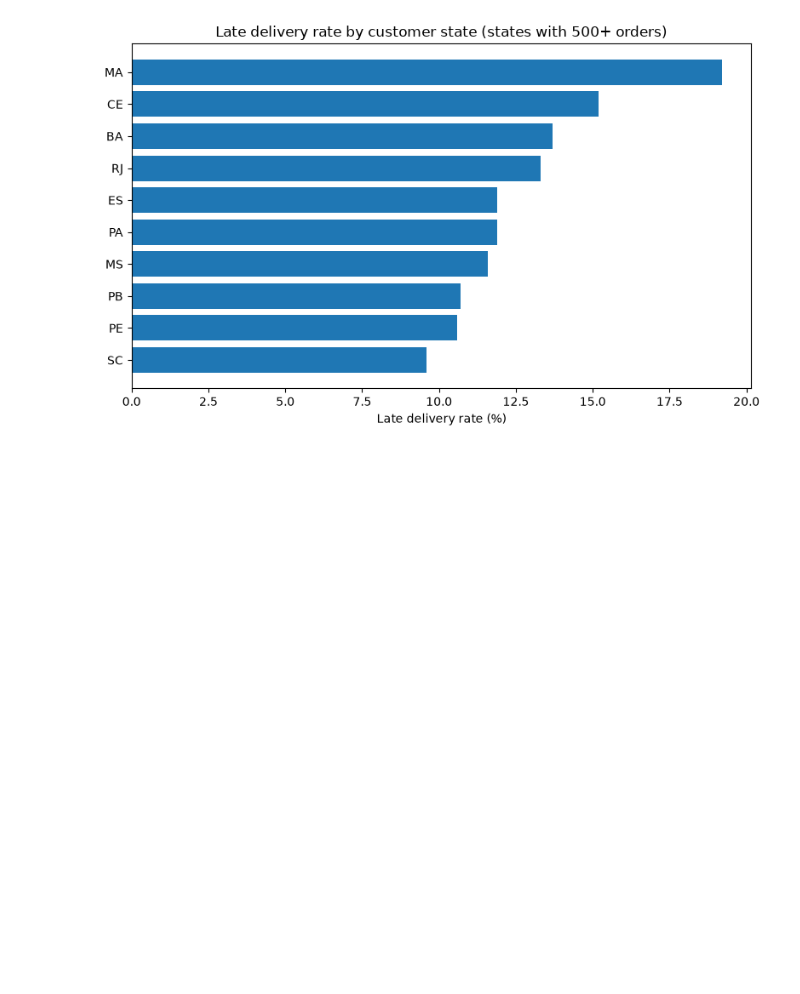
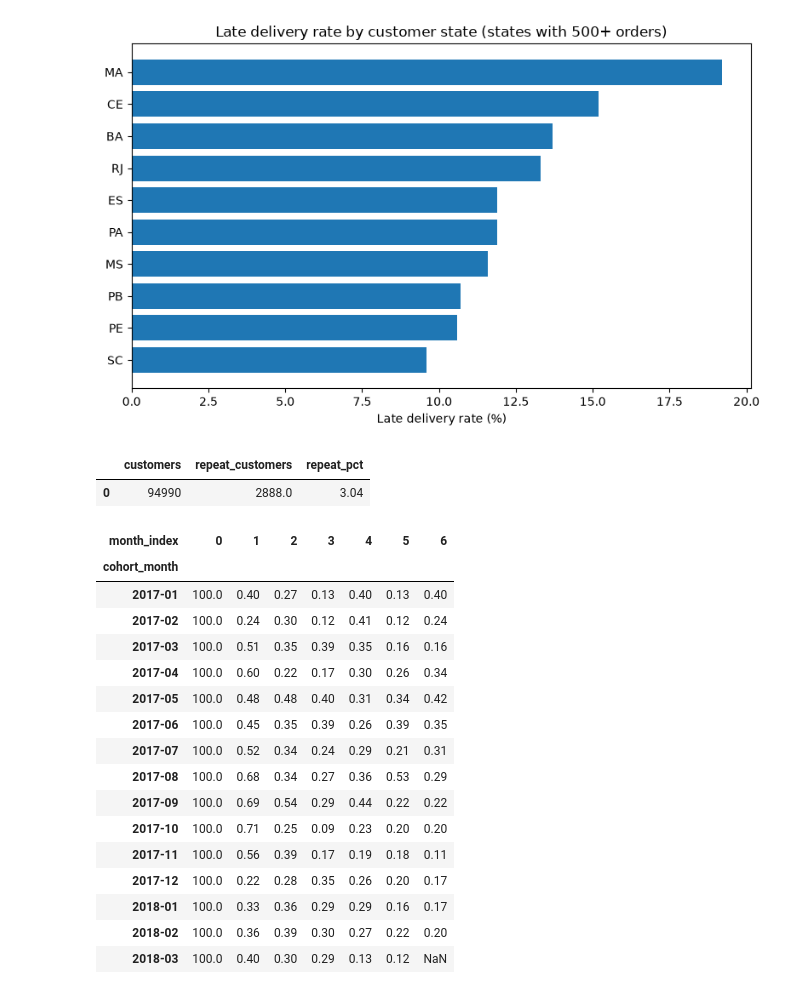
Before and after one commit to Nikita-dambhare/olist-ecommerce-analytics, a Jupyter notebook: 01_explore.ipynb, the cells around one changed output. Cells and saved outputs as stored; diff of their text form; code cells hidden in the pictures; blank space fills up the shorter version.

```diff
--- a/01_explore.ipynb
+++ b/01_explore.ipynb
@@ -321,3 +321,68 @@ plt.savefig("images/late_rate_by_state.png", dpi=150)
 plt.show()
 # %% [output]
 [figure]
+# %%
+con.execute("""
+WITH n AS (
+    SELECT c.customer_unique_id, COUNT(*) AS orders
+    FROM orders o
+    JOIN customers c USING (customer_id)
+    WHERE o.order_status NOT IN ('canceled', 'unavailable')
+    GROUP BY 1
+)
+SELECT COUNT(*) AS customers,
+       SUM((orders > 1)::INT) AS repeat_customers,
+       ROUND(100.0 * AVG((orders > 1)::INT), 2) AS repeat_pct
+FROM n
+""").df()
+# %% [output]
+|  | customers | repeat_customers | repeat_pct |
+| 0 | 94990 | 2888.0 | 3.04 |
+# %%
+cohort_df = con.execute("""
+WITH o AS (
+    SELECT c.customer_unique_id,
+           date_trunc('month', o.order_purchase_timestamp)::DATE AS order_month
+    FROM orders o
+    JOIN customers c USING (customer_id)
+    WHERE o.order_status NOT IN ('canceled', 'unavailable')
+),
+first_order AS (
+    SELECT customer_unique_id, MIN(order_month) AS cohort_month
+    FROM o
+    GROUP BY customer_unique_id
+)
+SELECT f.cohort_month,
+       date_diff('month', f.cohort_month, o.order_month) AS month_index,
+       COUNT(DISTINCT o.customer_unique_id) AS customers
+FROM o
+JOIN first_order f USING (customer_unique_id)
+GROUP BY 1, 2
+""").df()
+
+cohort_df["cohort_month"] = pd.to_datetime(cohort_df["cohort_month"])
+pivot = cohort_df.pivot(index="cohort_month", columns="month_index", values="customers")
+retention = pivot.divide(pivot[0], axis=0) * 100
+
+# Keep cohorts with enough customers and at least 6 months of follow-up
+retention = retention.loc["2017-01-01":"2018-03-01", 0:6].round(2)
+retention.index = retention.index.strftime("%Y-%m")
+retention
+# %% [output]
+| month_index | 0 | 1 | 2 | 3 | 4 | 5 | 6 |
+| cohort_month |  |  |  |  |  |  |  |
+| 2017-01 | 100.0 | 0.40 | 0.27 | 0.13 | 0.40 | 0.13 | 0.40 |
+| 2017-02 | 100.0 | 0.24 | 0.30 | 0.12 | 0.41 | 0.12 | 0.24 |
+| 2017-03 | 100.0 | 0.51 | 0.35 | 0.39 | 0.35 | 0.16 | 0.16 |
+| 2017-04 | 100.0 | 0.60 | 0.22 | 0.17 | 0.30 | 0.26 | 0.34 |
+| 2017-05 | 100.0 | 0.48 | 0.48 | 0.40 | 0.31 | 0.34 | 0.42 |
+| 2017-06 | 100.0 | 0.45 | 0.35 | 0.39 | 0.26 | 0.39 | 0.35 |
+| 2017-07 | 100.0 | 0.52 | 0.34 | 0.24 | 0.29 | 0.21 | 0.31 |
+| 2017-08 | 100.0 | 0.68 | 0.34 | 0.27 | 0.36 | 0.53 | 0.29 |
+| 2017-09 | 100.0 | 0.69 | 0.54 | 0.29 | 0.44 | 0.22 | 0.22 |
+| 2017-10 | 100.0 | 0.71 | 0.25 | 0.09 | 0.23 | 0.20 | 0.20 |
+| 2017-11 | 100.0 | 0.56 | 0.39 | 0.17 | 0.19 | 0.18 | 0.11 |
+| 2017-12 | 100.0 | 0.22 | 0.28 | 0.35 | 0.26 | 0.20 | 0.17 |
+| 2018-01 | 100.0 | 0.33 | 0.36 | 0.29 | 0.29 | 0.16 | 0.17 |
+| 2018-02 | 100.0 | 0.36 | 0.39 | 0.30 | 0.27 | 0.22 | 0.20 |
+| 2018-03 | 100.0 | 0.40 | 0.30 | 0.29 | 0.13 | 0.12 | NaN |
```
Also changed, not shown: parts of 2 cells of this notebook, 1 other file.
